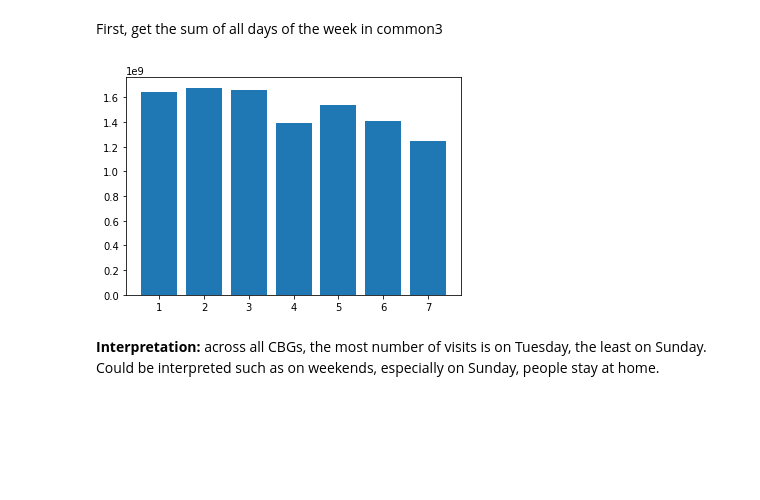
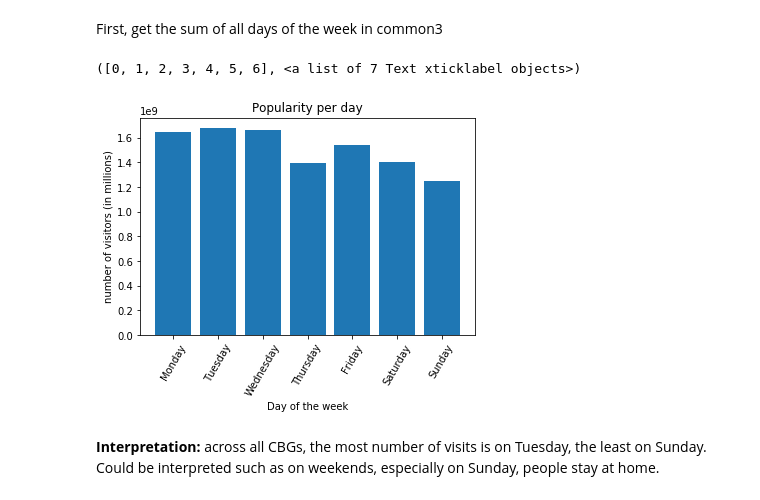
Before and after one commit to Crosita/Capstone-Project-1, a Jupyter notebook: EDA_Capstone_1.ipynb, the cells around one changed output. Saved outputs shown, nothing was run; the diff lists cells and outputs as text; code cells hidden in the pictures; blank space fills up the shorter version.

```diff
--- a/EDA_Capstone_1.ipynb
+++ b/EDA_Capstone_1.ipynb
@@ -253,12 +262,16 @@ When do people "visit" or move between CBGs?
 #skips Nan values to avoid doing unnecesary calculations
 week_sum = common3[week_list].sum(axis = 0, skipna = True).tolist()
 # %%
-#Plots the histogram where a bar is the total amount of visits of a day (In x axis 1 is Monday, 2 is Tueday, etc)
-plot = plt.bar(range(1,8), height = week_sum) #range(1,8) gives the amount of bars to be plotted (7)
+#Plots the histogram where a bar is the total amount of visits of a day (In x axis 1 is Monday, 2 is Tuesday, etc)
+plt.bar(week_list, height = week_sum) #range(1,8) gives the amount of bars to be plotted (7)
                                               #height is the value of each bar in y
-plt.show()
+plt.xlabel('Day of the week')
+plt.ylabel('number of visitors (in millions)')
+plt.title('Popularity per day')
+plt.xticks(rotation=60)
 # %% [output]
+([0, 1, 2, 3, 4, 5, 6], <a list of 7 Text xticklabel objects>)
-[figure, old version]
+[figure, new version]
 # %% [markdown]
 <b> Interpretation: </b> across all CBGs, the most number of visits is on Tuesday, the least on Sunday. Could be interpreted such as on weekends, especially on Sunday, people stay at home.
 # %% [markdown]
```
Also changed, not shown: parts of 69 cells of this notebook.
